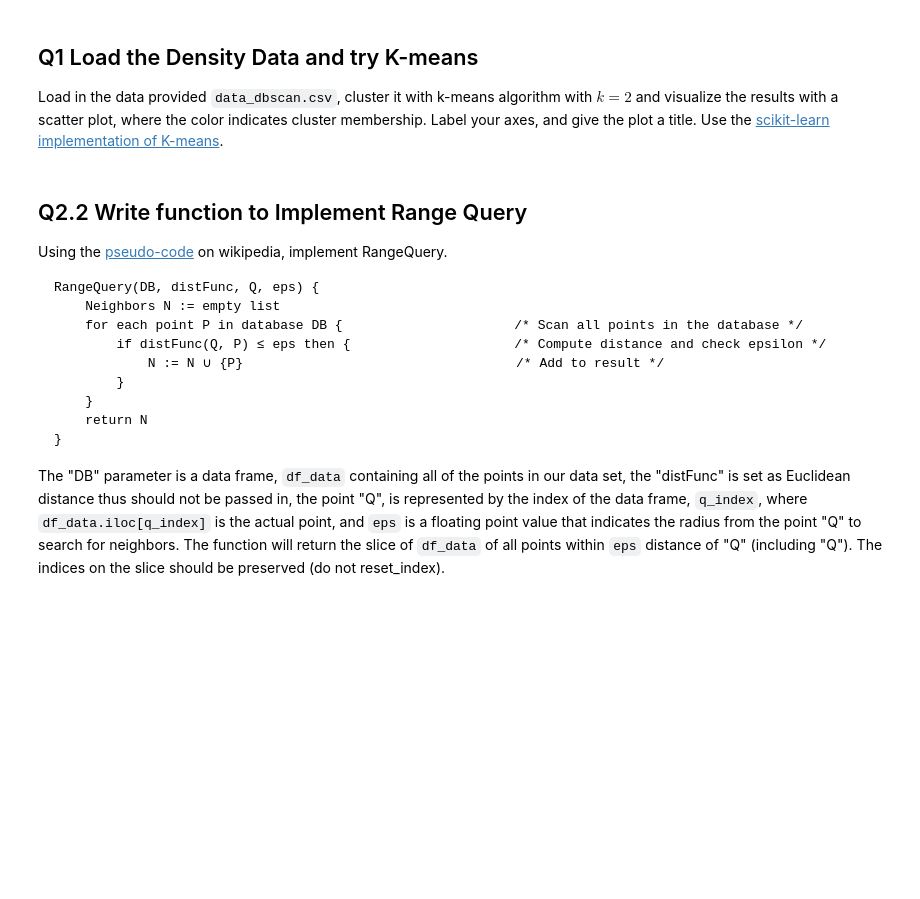
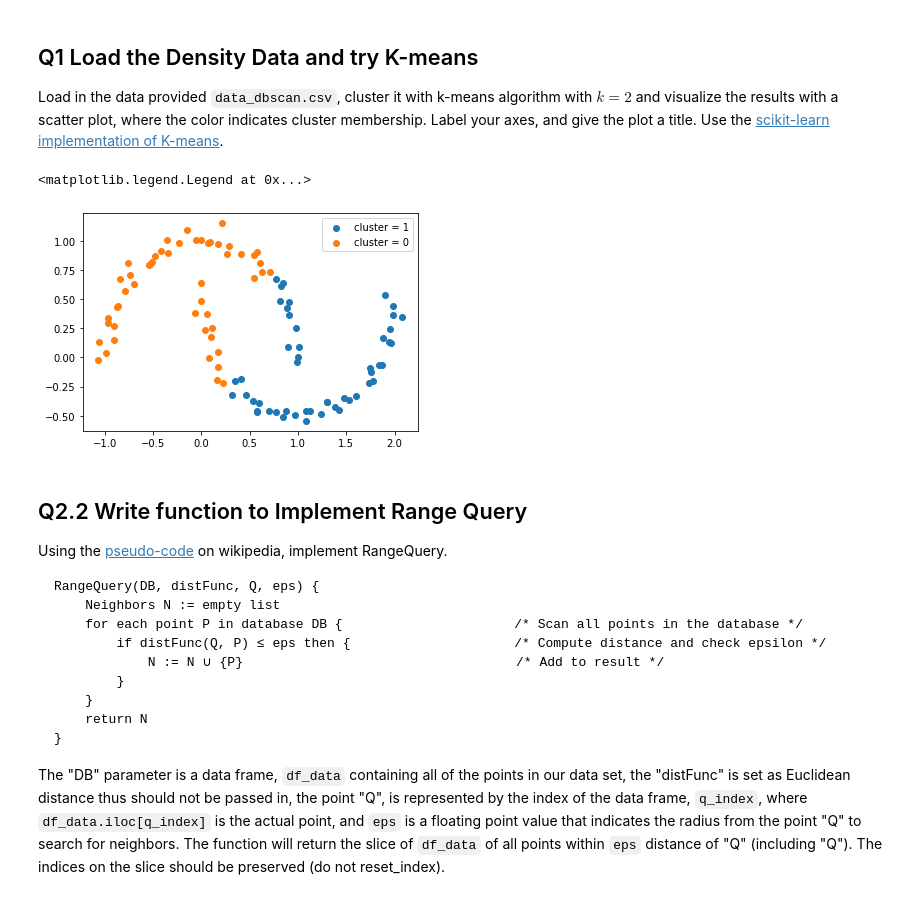
Before and after one commit to gpmika0/notebooker, a Jupyter notebook: CS329E_HW9.ipynb, the cells around one changed output. Saved outputs shown, nothing was run; the diff lists cells and outputs as text; code cells hidden in the pictures; blank space fills up the shorter version.

```diff
--- a/CS329E_HW9.ipynb
+++ b/CS329E_HW9.ipynb
@@ -33,3 +27,16 @@ df_dbscan = pd.read_csv('data_dbscan.csv')
+# %%
+df_dbscan = pd.read_csv('data_dbscan.csv')
+
+# Call k_means with k = 2
+kmeans = KMeans(n_clusters=2).fit(df_dbscan)
+labels = pd.Series(kmeans.labels_)
+for label in labels.unique():
+    df_cluster = df_dbscan[ labels == label ]
+    plt.scatter(df_cluster['x'], df_cluster['y'], label = 'cluster = '+str(label))
+plt.legend()
+# %% [output]
+<matplotlib.legend.Legend at 0x...>
+[figure, added]
 # %% [markdown]
 ## Q2.2 Write function to Implement Range Query
 
```
Also changed, not shown: parts of 11 cells of this notebook.
